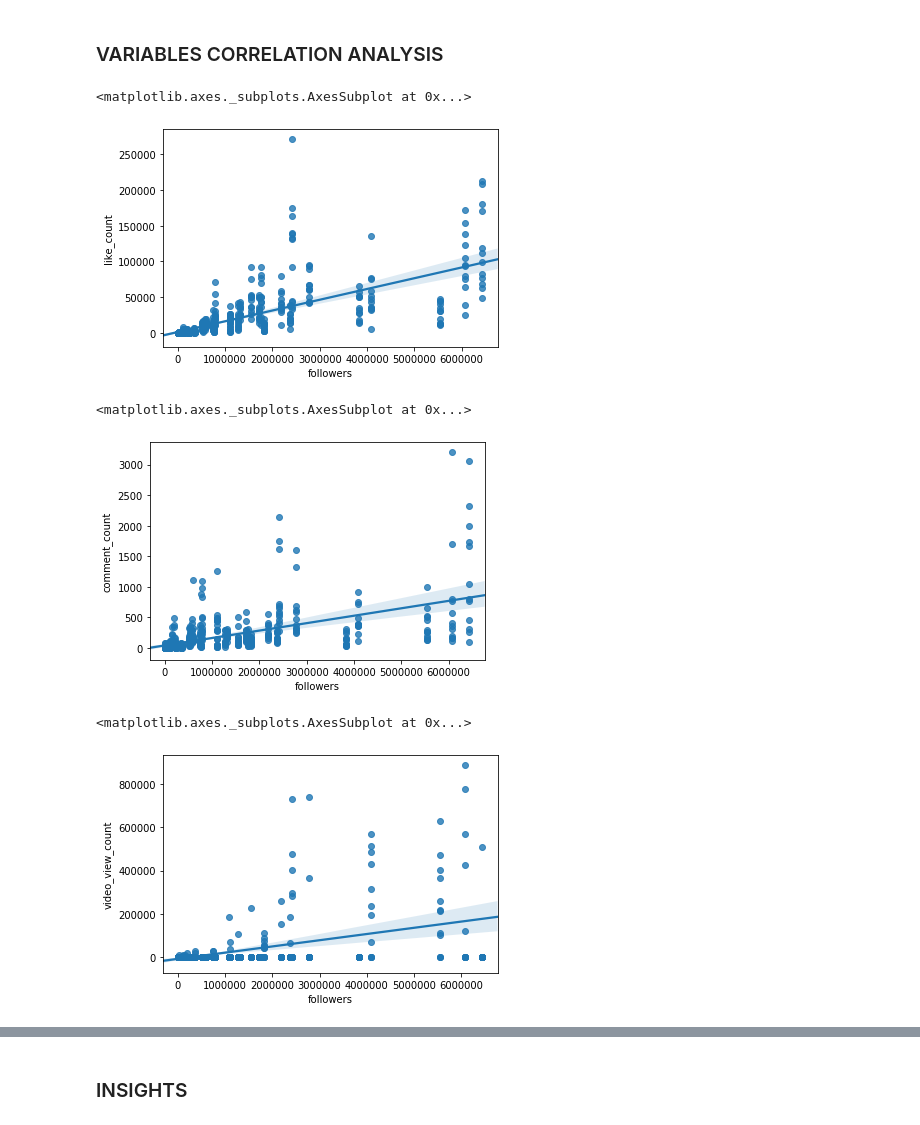
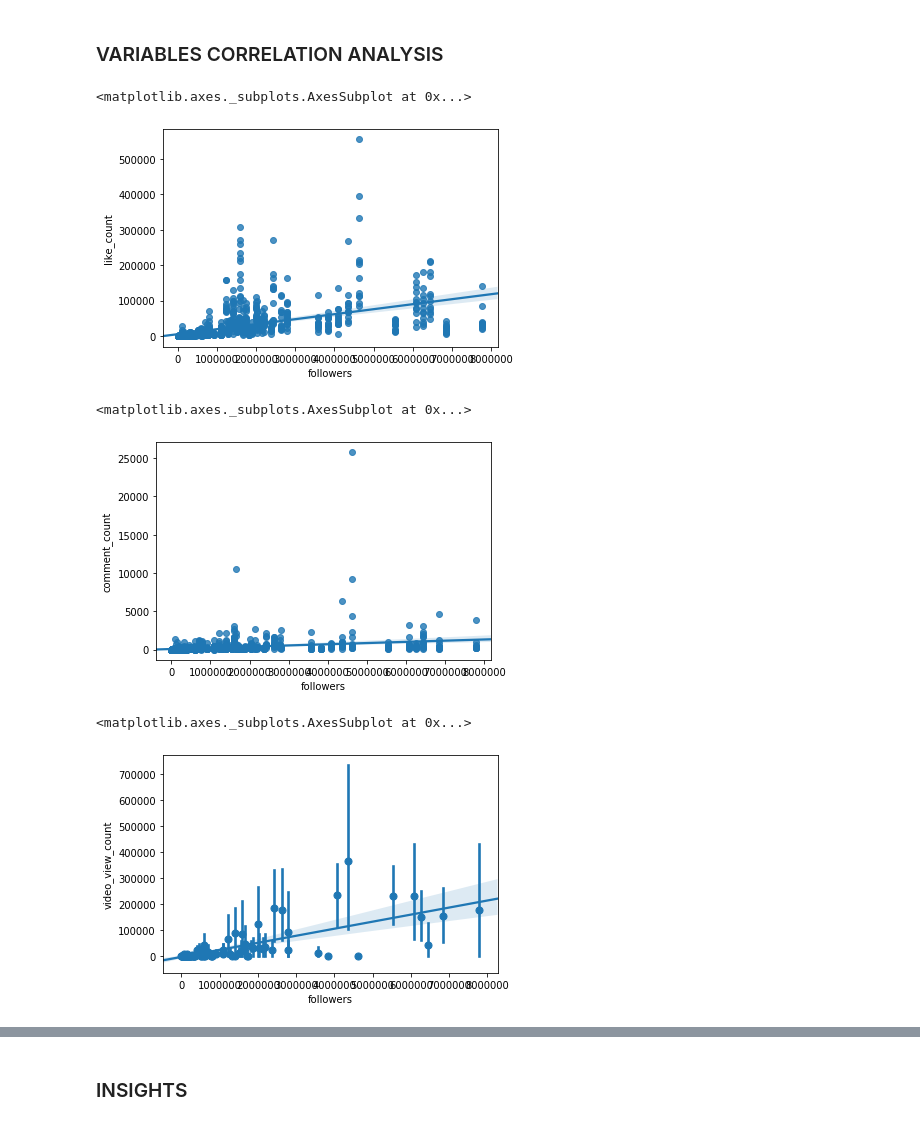
Before and after one commit to lavila2010/Ironhack-Labs, a Jupyter notebook: finalproject-instaposts-connection.ipynb, the cells around one changed output, grey strips where cells are left out. Drawn from its saved outputs; the diff is of its cells as text; code cells hidden in the pictures.

```diff
--- a/finalproject-instaposts-connection.ipynb
+++ b/finalproject-instaposts-connection.ipynb
@@ -124,7 +141,7 @@ profile['followers']=list(map(clean, profile['edge_followed_by']))
 instagram=profile.merge(post, left_on='id', right_on='owner_id',
           suffixes=('_left', '_right'))
 # %%
-instagram = instagram[instagram['emlcategory']==0]
+instagram = instagram[instagram['emlcategory'] != ('top50','other')]
 # %%
 instagram['followers']=instagram['followers'].astype(int)
 # %%
@@ -254,17 +386,17 @@ ax.set_xticklabels(
 sns.regplot(instagram['followers'],instagram['like_count'])
 # %% [output]
 <matplotlib.axes._subplots.AxesSubplot at 0x...>
-[figure, old version]
+[figure, new version]
 # %%
 sns.regplot(instagram['followers'],instagram['comment_count'])
 # %% [output]
 <matplotlib.axes._subplots.AxesSubplot at 0x...>
-[figure, old version]
+[figure, new version]
 # %%
-sns.regplot(instagram['followers'],instagram['video_view_count'])
+sns.regplot(instagram['followers'],instagram['video_view_count'], x_estimator=np.mean)
 # %% [output]
 <matplotlib.axes._subplots.AxesSubplot at 0x...>
-[figure, old version]
+[figure, new version]
 # %%
 sns.regplot(instagram['text_len'],instagram['hashtag_count'])
 # %% [output]
```
Also changed, not shown: parts of 73 cells of this notebook, 1 other file.
